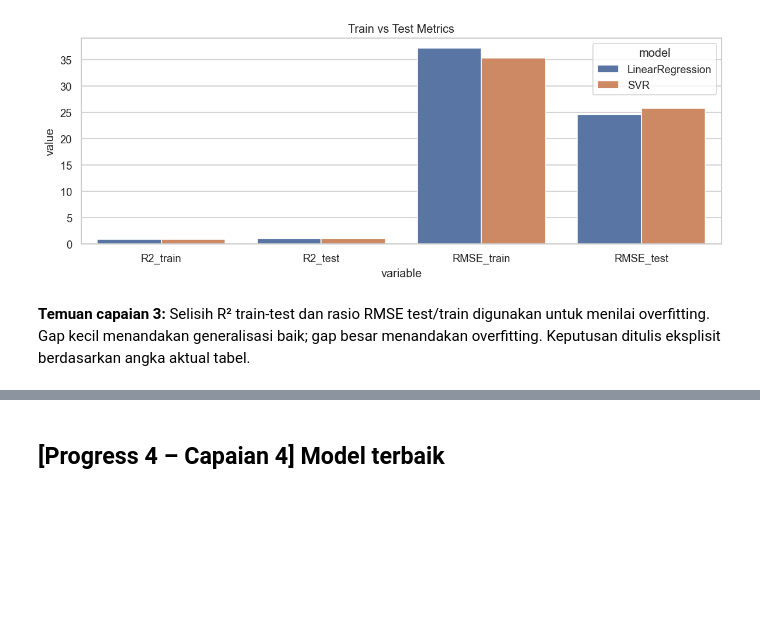
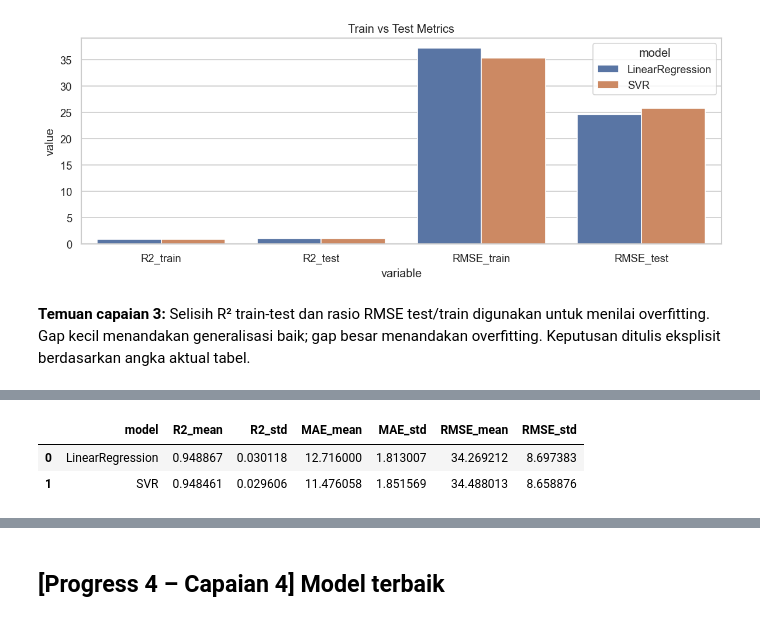
Before and after one commit to nicholas151/uts-data-science-gizi, a Jupyter notebook: notebooks/05_evaluation.ipynb, the cells around one changed output, grey strips where cells are left out. Cells and saved outputs as stored; diff of their text form; code cells hidden in the pictures; blank space fills up the shorter version.

```diff
--- a/notebooks/05_evaluation.ipynb
+++ b/notebooks/05_evaluation.ipynb
@@ -173,0 +180,19 @@ plt.tight_layout(); plt.savefig(FIG/'05_train_vs_test.png', dpi=220); plt.show()
+# %%
+from sklearn.model_selection import cross_validate, KFold
+X_all = pd.concat([X_train, X_test], ignore_index=True)
+y_all = pd.concat([y_train, y_test], ignore_index=True)
+cv5 = KFold(n_splits=5, shuffle=True, random_state=RANDOM_STATE)
+cv_rows=[]
+for name, model in [('LinearRegression', lr), ('SVR', svr)]:
+    res = cross_validate(model, X_all, y_all, cv=cv5, scoring={'r2':'r2','mae':'neg_mean_absolute_error','rmse':'neg_root_mean_squared_error'})
+    cv_rows.append({'model':name,
+        'R2_mean':res['test_r2'].mean(),'R2_std':res['test_r2'].std(),
+        'MAE_mean':-res['test_mae'].mean(),'MAE_std':res['test_mae'].std(),
+        'RMSE_mean':-res['test_rmse'].mean(),'RMSE_std':res['test_rmse'].std()})
+cv_df = pd.DataFrame(cv_rows)
+cv_df.to_csv(OUT/'cv_5fold.csv', index=False)
+cv_df
+# %% [output]
+|  | model | R2_mean | R2_std | MAE_mean | MAE_std | RMSE_mean | RMSE_std |
+| 0 | LinearRegression | 0.948867 | 0.030118 | 12.716000 | 1.813007 | 34.269212 | 8.697383 |
+| 1 | SVR | 0.948461 | 0.029606 | 11.476058 | 1.851569 | 34.488013 | 8.658876 |
```
Also changed, not shown: parts of 8 cells of this notebook, 15 other files.
